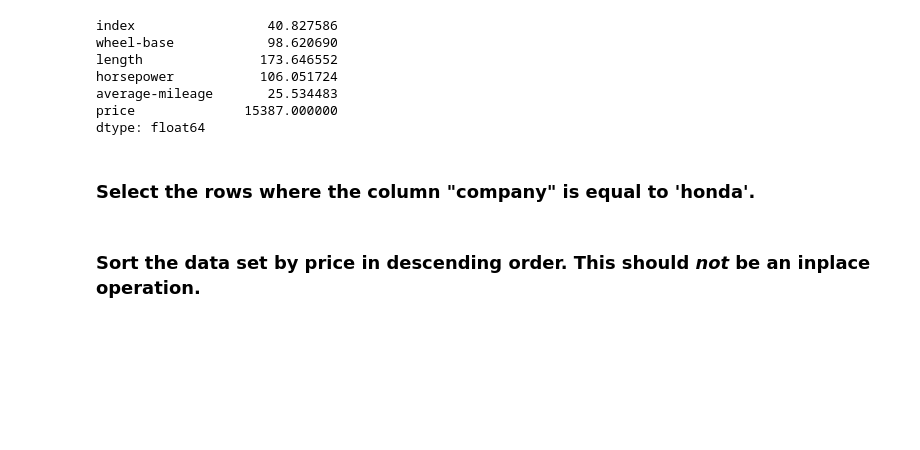
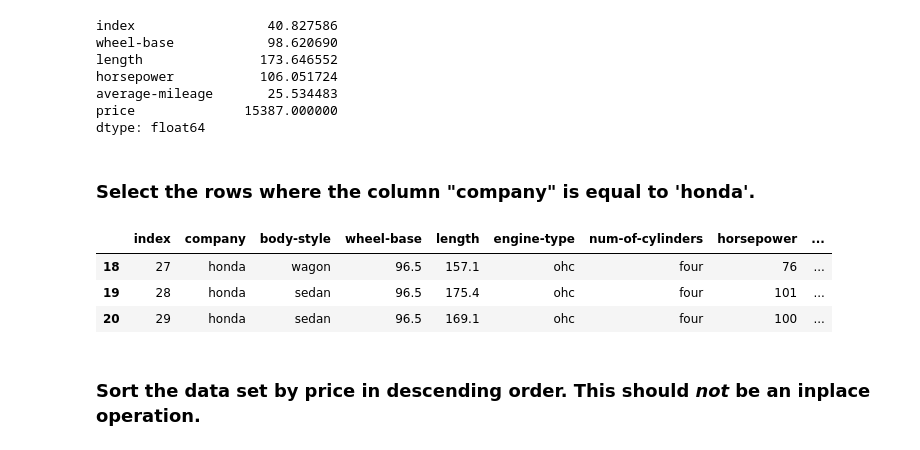
Before and after one commit to Alylyc/ds24_02_pystat, a Jupyter notebook: kunskapskontroll_uppgifter/kunskapskontroll_1_3_Pandas.ipynb, the cells around one changed output. Cells and saved outputs as stored; diff of their text form; code cells hidden in the pictures; blank space fills up the shorter version.

```diff
--- a/kunskapskontroll_uppgifter/kunskapskontroll_1_3_Pandas.ipynb
+++ b/kunskapskontroll_uppgifter/kunskapskontroll_1_3_Pandas.ipynb
@@ -114,6 +114,12 @@ dtype: float64
 ### Select the rows where the column "company" is equal to 'honda'.
 # %%
 honda = cars[cars["company"] == "honda"]
+honda.head()
+# %% [output]
+|  | index | company | body-style | wheel-base | length | engine-type | num-of-cylinders | horsepower | ... |
+| 18 | 27 | honda | wagon | 96.5 | 157.1 | ohc | four | 76 | ... |
+| 19 | 28 | honda | sedan | 96.5 | 175.4 | ohc | four | 101 | ... |
+| 20 | 29 | honda | sedan | 96.5 | 169.1 | ohc | four | 100 | ... |
 # %% [markdown]
 ### Sort the data set by price in descending order. This should *not* be an inplace operation.
 # %%
```
Also changed, not shown: parts of 1 cell of this notebook, 2 other files.
